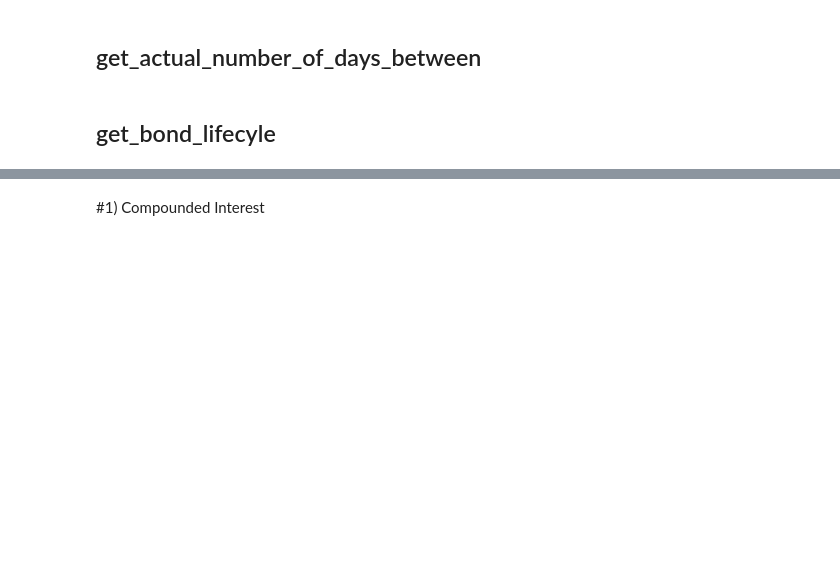
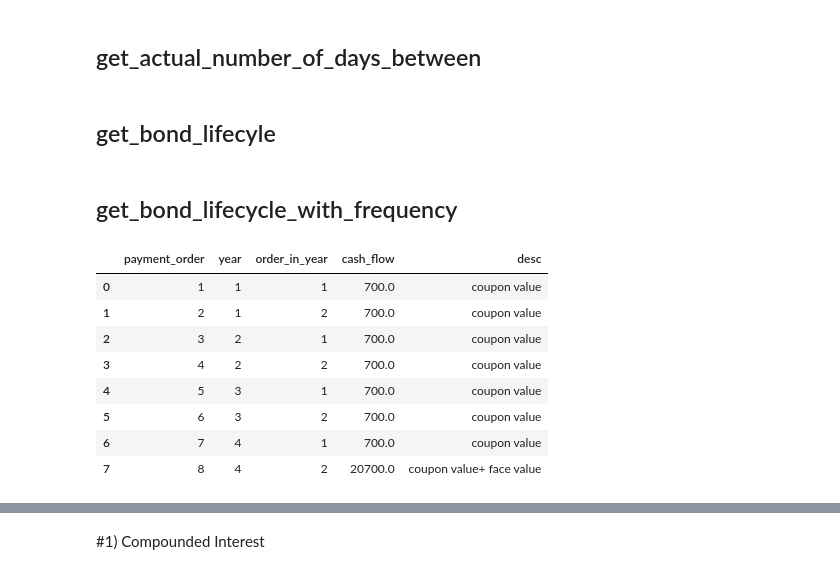
Before and after one commit to horasan/ml, a Jupyter notebook: R_LER_TREASURY_FIXED_INCOME_1.ipynb, the cells around one changed output, grey strips where cells are left out. Drawn from its saved outputs; the diff is of its cells as text; code cells hidden in the pictures; blank space fills up the shorter version.

```diff
--- a/R_LER_TREASURY_FIXED_INCOME_1.ipynb
+++ b/R_LER_TREASURY_FIXED_INCOME_1.ipynb
@@ -102,3 +102,5 @@ def get_bond_lifecycle(face_value: float, coupon_rate: float, duration_in_years:
   bond_life.loc[index_of_the_last_year, "desc"] = bond_life.loc[index_of_the_last_year, "desc"] + "+ face value"
 
   return bond_life
+# %% [markdown]
+## get_bond_lifecycle_with_frequency
@@ -104,0 +149,46 @@ def get_bond_lifecycle(face_value: float, coupon_rate: float, duration_in_years:
+# %%
+face_value = 20000.0
+duration_in_years = 4
+coupon_rate = 7/100
+frequency_per_year = 2
+
+bond_life = pd.DataFrame(columns=["payment_order", "year", "order_in_year",  "cash_flow", "desc"])
+
+total_number_of_payments = duration_in_years * frequency_per_year
+bond_life["payment_order"] = np.arange(1, total_number_of_payments + 1, 1)
+
+## set year list
+year_list = []
+order_in_year_list = []
+
+for a in range(duration_in_years):
+  #year_list.append(a+1)
+  #year_list.append(a+1)
+  #order_in_year_list.append(1)
+  #order_in_year_list.append(2)
+  year_list.extend([a+1, a+1]) # add multiple values
+  order_in_year_list.extend([1, 2]) # add multiple values
+
+bond_life["year"] = year_list
+bond_life["order_in_year"] = order_in_year_list
+
+# all the streams has coupon values. But last payment must have the face value.
+bond_life["cash_flow"] = (face_value * coupon_rate) / frequency_per_year
+bond_life["desc"] = "coupon value"
+
+# update the last payment with face value
+index_of_the_last_payment = bond_life.query("year == @duration_in_years").index[frequency_per_year - 1]
+bond_life.loc[index_of_the_last_payment, "cash_flow"] = bond_life.loc[index_of_the_last_payment, "cash_flow"] + face_value
+bond_life.loc[index_of_the_last_payment, "desc"] = bond_life.loc[index_of_the_last_payment, "desc"] + "+ face value"
+
+bond_life
+# %% [output]
+|  | payment_order | year | order_in_year | cash_flow | desc |
+| 0 | 1 | 1 | 1 | 700.0 | coupon value |
+| 1 | 2 | 1 | 2 | 700.0 | coupon value |
+| 2 | 3 | 2 | 1 | 700.0 | coupon value |
+| 3 | 4 | 2 | 2 | 700.0 | coupon value |
+| 4 | 5 | 3 | 1 | 700.0 | coupon value |
+| 5 | 6 | 3 | 2 | 700.0 | coupon value |
+| 6 | 7 | 4 | 1 | 700.0 | coupon value |
+| 7 | 8 | 4 | 2 | 20700.0 | coupon value+ face value |
```
Also changed, not shown: parts of 20 cells of this notebook.
